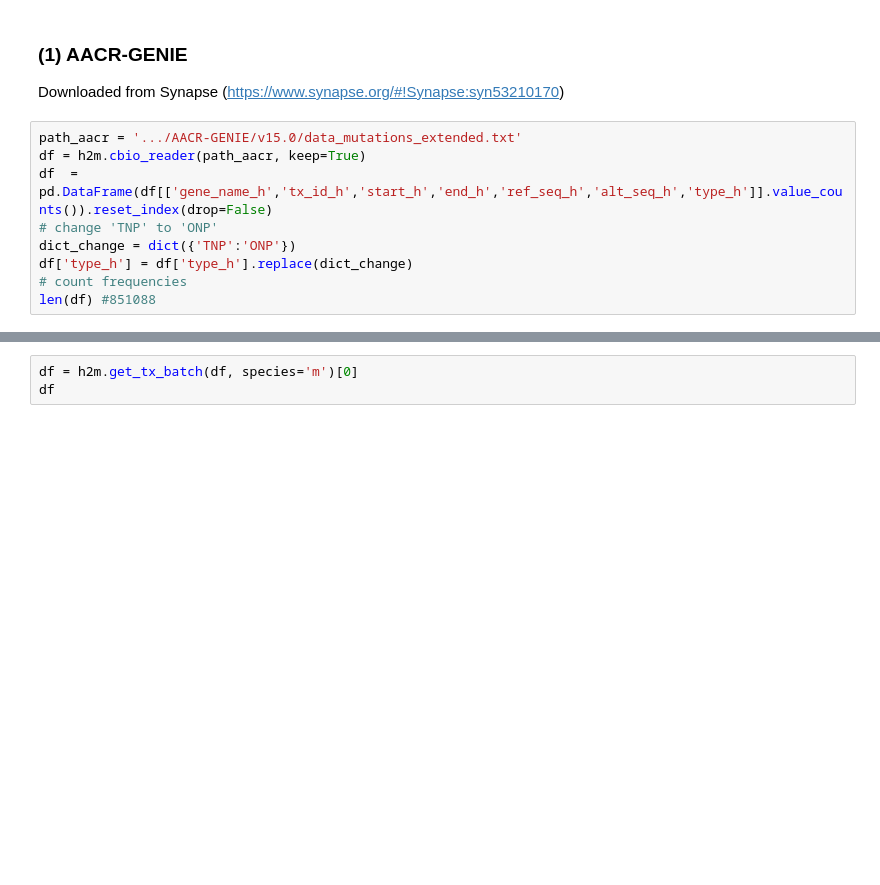
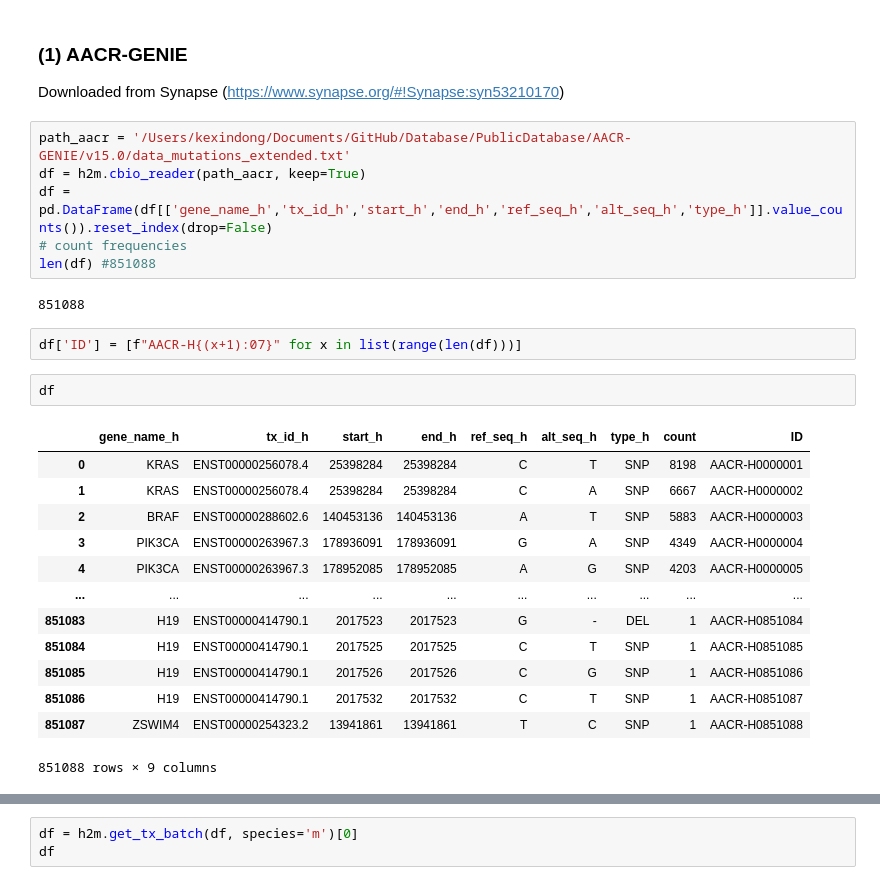
Before and after one commit to kexindon/h2m-public, a Jupyter notebook: 2_murine_mutation_database.ipynb, the cells around one changed output, grey strips where cells are left out. Drawn from its saved outputs; the diff is of its cells as text; blank space fills up the shorter version.

```diff
--- a/2_murine_mutation_database.ipynb
+++ b/2_murine_mutation_database.ipynb
@@ -20,12 +20,29 @@ plt.rcParams['font.sans-serif'] = ['Arial']
 ### (1) AACR-GENIE
 Downloaded from Synapse (https://www.synapse.org/#!Synapse:syn53210170)
 # %%
-path_aacr = '.../AACR-GENIE/v15.0/data_mutations_extended.txt'
+path_aacr = '/Users/kexindong/Documents/GitHub/Database/PublicDatabase/AACR-GENIE/v15.0/data_mutations_extended.txt'
 df = h2m.cbio_reader(path_aacr, keep=True)
-df  = pd.DataFrame(df[['gene_name_h','tx_id_h','start_h','end_h','ref_seq_h','alt_seq_h','type_h']].value_counts()).reset_index(drop=False)
-# change 'TNP' to 'ONP'
-dict_change = dict({'TNP':'ONP'})
-df['type_h'] = df['type_h'].replace(dict_change)
+df = pd.DataFrame(df[['gene_name_h','tx_id_h','start_h','end_h','ref_seq_h','alt_seq_h','type_h']].value_counts()).reset_index(drop=False)
 # count frequencies
 len(df) #851088
+# %% [output]
+851088
+# %%
+df['ID'] = [f"AACR-H{(x+1):07}" for x in list(range(len(df)))]
+# %%
+df
+# %% [output]
+|  | gene_name_h | tx_id_h | start_h | end_h | ref_seq_h | alt_seq_h | type_h | count | ID |
+| 0 | KRAS | ENST00000256078.4 | 25398284 | 25398284 | C | T | SNP | 8198 | AACR-H0000001 |
+| 1 | KRAS | ENST00000256078.4 | 25398284 | 25398284 | C | A | SNP | 6667 | AACR-H0000002 |
+| 2 | BRAF | ENST00000288602.6 | 140453136 | 140453136 | A | T | SNP | 5883 | AACR-H0000003 |
+| 3 | PIK3CA | ENST00000263967.3 | 178936091 | 178936091 | G | A | SNP | 4349 | AACR-H0000004 |
+| 4 | PIK3CA | ENST00000263967.3 | 178952085 | 178952085 | A | G | SNP | 4203 | AACR-H0000005 |
+| ... | ... | ... | ... | ... | ... | ... | ... | ... | ... |
+| 851083 | H19 | ENST00000414790.1 | 2017523 | 2017523 | G | - | DEL | 1 | AACR-H0851084 |
+| 851084 | H19 | ENST00000414790.1 | 2017525 | 2017525 | C | T | SNP | 1 | AACR-H0851085 |
+| 851085 | H19 | ENST00000414790.1 | 2017526 | 2017526 | C | G | SNP | 1 | AACR-H0851086 |
+| 851086 | H19 | ENST00000414790.1 | 2017532 | 2017532 | C | T | SNP | 1 | AACR-H0851087 |
+| 851087 | ZSWIM4 | ENST00000254323.2 | 13941861 | 13941861 | T | C | SNP | 1 | AACR-H0851088 |
+851088 rows × 9 columns
 # %%
```
Also changed, not shown: parts of 15 cells of this notebook.
